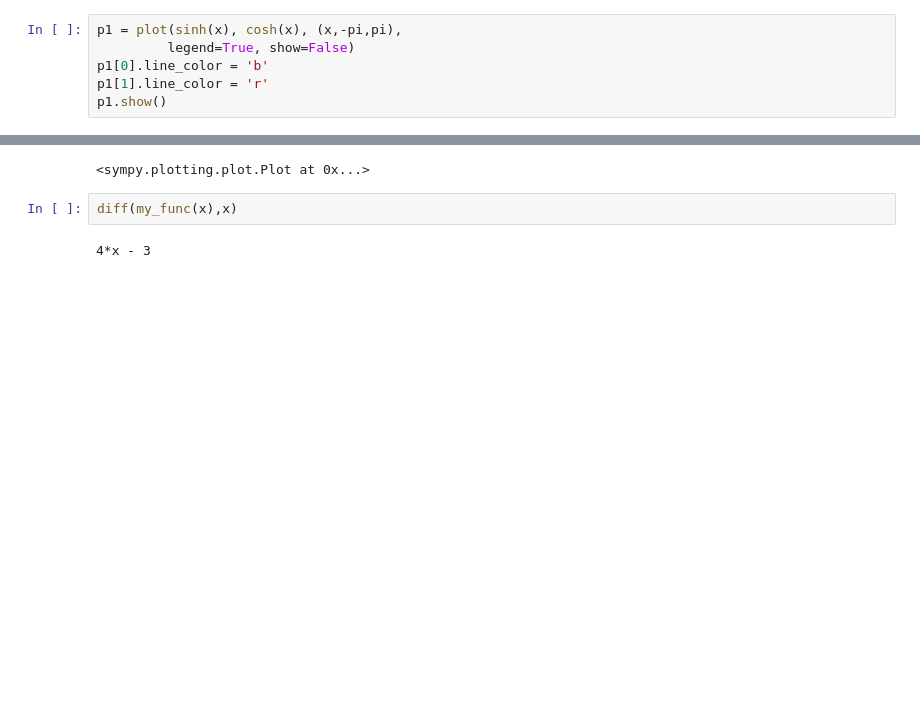
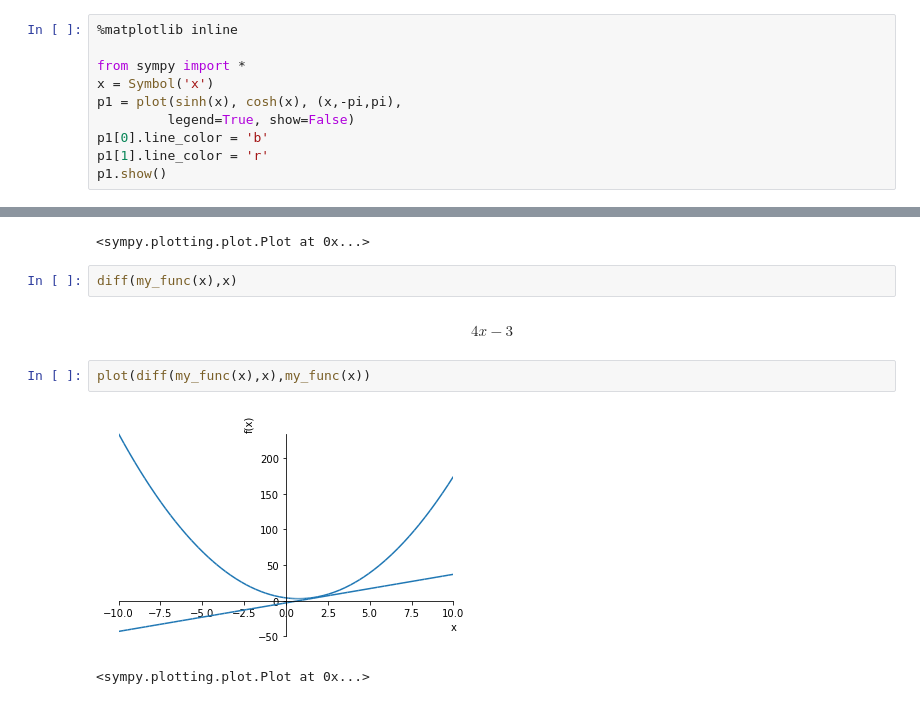
Before and after one commit to daddygongon/jupyter_num_calc, a Jupyter notebook: symbolic_math/functions.ipynb, the cells around one changed output, grey strips where cells are left out. Cells and saved outputs as stored; diff of their text form; blank space fills up the shorter version.

```diff
--- a/symbolic_math/functions.ipynb
+++ b/symbolic_math/functions.ipynb
@@ -103,6 +107,10 @@ acos(0)
 # %% [output]
 pi/2
 # %%
+%matplotlib inline
+
+from sympy import *
+x = Symbol('x')
 p1 = plot(sinh(x), cosh(x), (x,-pi,pi),
          legend=True, show=False)
 p1[0].line_color = 'b'
@@ -159,4 +167,9 @@ plot(my_func(x))
 # %%
 diff(my_func(x),x)
 # %% [output]
-4*x - 3
+$$4 x - 3$$
+# %%
+plot(diff(my_func(x),x),my_func(x))
+# %% [output]
+[figure, added]
+<sympy.plotting.plot.Plot at 0x...>
```
Also changed, not shown: parts of 3 cells of this notebook, 31 other files.
